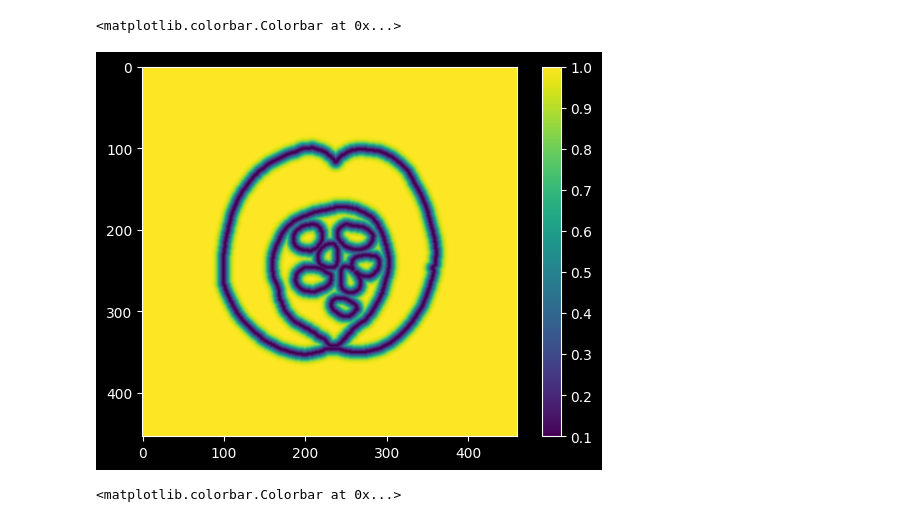
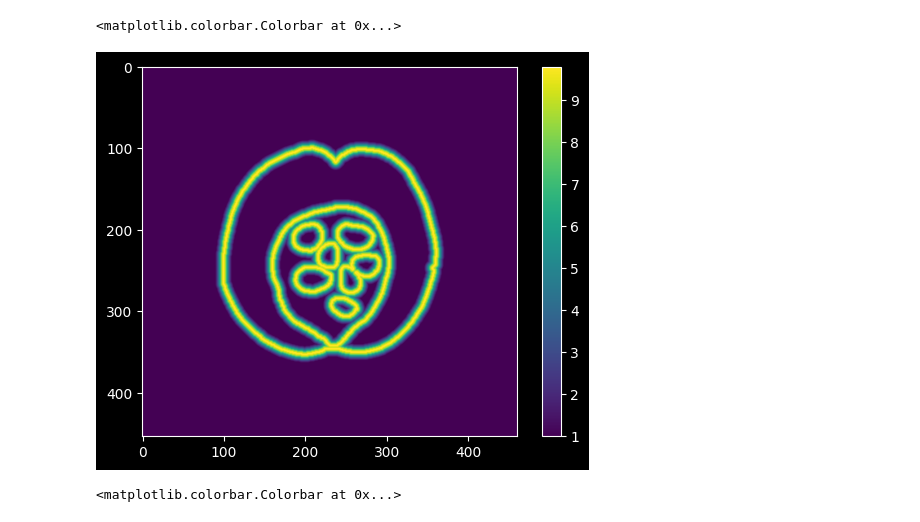
Before and after one commit to pikruse/pennycress-unet, a Jupyter notebook: notebooks/DistanceWeightTest.ipynb, the cells around one changed output. Cells and saved outputs as stored; diff of their text form; code cells hidden in the pictures.

```diff
--- a/notebooks/DistanceWeightTest.ipynb
+++ b/notebooks/DistanceWeightTest.ipynb
@@ -18,24 +18,24 @@ import utils.DistanceMap as DistanceMap
 # %%
 # options
 image_path = '../pennycress_pods/train/train_masks_by_pod/pods_early_600dpi_1.png'
 
-wb = 0.1
+wb = 10
 bwidth = 5
 wc = False
 
 reload(DistanceMap)
 image = Image.open(image_path)
 image = np.array(image).astype('uint8')
 
 seed = image[:, :, 2] > 128
 
-w = DistanceMap.distance_map_rgb(image, wb, bwidth)``
+w = DistanceMap.distance_map_rgb(image, wb, bwidth)
 
 plt.imshow(w)
 plt.colorbar()
 # %% [output]
 <matplotlib.colorbar.Colorbar at 0x...>
-[figure, old version]
+[figure, new version]
 # %%
 seed = image[:,:,2] > 128
 plt.imshow((10 - distance_transform_edt(~(seed * ~ndimage.binary_erosion(seed, iterations = 1))).clip(max=10)).clip(1)[150:325, 150:325])
```
Also changed, not shown: 2 other files.
